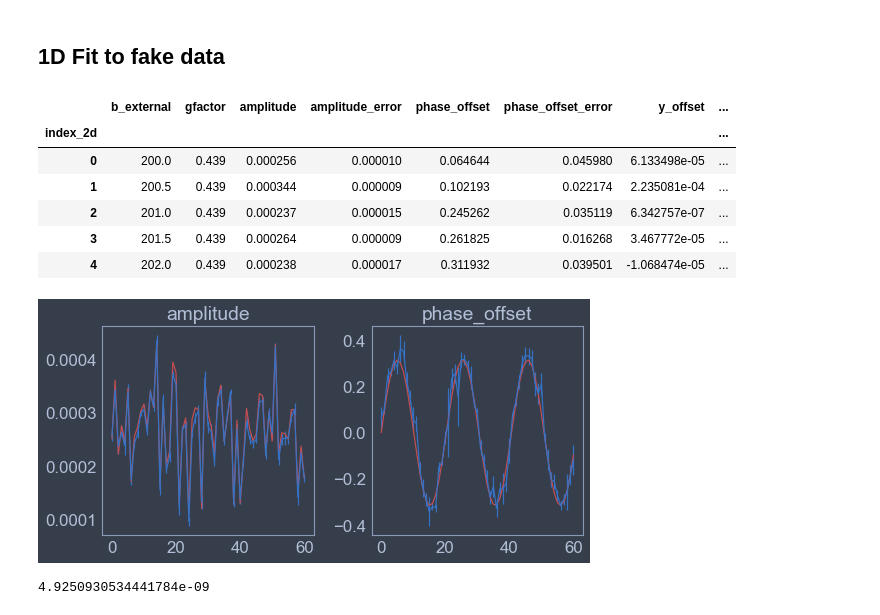
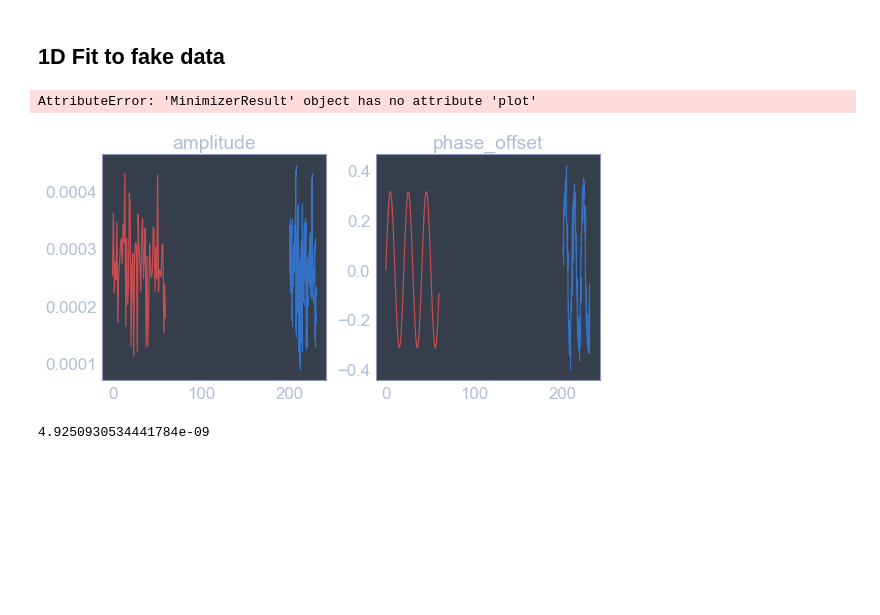
Before and after one commit to mwmacmahon/experimentdataanalysis, a Jupyter notebook: example_processing_fake_trkr.ipynb, the cells around one changed output. Drawn from its saved outputs; the diff is of its cells as text; code cells hidden in the pictures; blank space fills up the shorter version.

```diff
--- a/example_processing_fake_trkr.ipynb
+++ b/example_processing_fake_trkr.ipynb
@@ -62,6 +64,14 @@ simulation_params = \
 dataframe = \
     simple_trkr_rsa_simulation.generate_TRKR_simulation_dataframe(tvals, dataset_bvals,
                                                                   simulation_params,
-                                                                  suppress_plot=False)
-dataframe.head(30)
+                                                                  suppress_plot=True)
+
+# plot newly created dataframe and show the first few rows
+plt.figure(figsize=(4,4))
+ax = plt.subplot(111)
+dfplot.plot_dataframe_2d(dataframe, 'kerr_rotation',
+                         x_values_column='probe_delay',
+                         y_values_column='b_external',
+                         ax=ax, aspect=1.0)
+dataframe.head(5)
 # %% [output]
@@ -211,43 +210,53 @@ dataset_results, new_df = \
 
 # FILTER OUT BAD FITS
 good_result_indices = []
 for dataset_index, result in enumerate(dataset_results):
     red_flag = False
     if result.params['phase_offset'].stderr > np.pi / 2:
         print("dataset {}: ".format(dataset_index) +
               "phase offset error too large, ignoring dataset...")
         red_flag = True
     if not red_flag:
         good_result_indices.append(dataset_index)
 trimmed_df = new_df.iloc[good_result_indices]
 
 # GET ACTUAL RESULTS FROM SIMULATION TO COMPARE
 true_spin_lifetimes = simulation_params['spin_lifetimes'][good_result_indices]
 n500ps_decay_factors = np.exp(-(LASER_REPRATE - 500.0) / true_spin_lifetimes)
 true_amplitudes = n500ps_decay_factors * simulation_params['pulse_amplitudes'][good_result_indices]
 true_phase_offsets = simulation_params['extra_phase_offsets'][good_result_indices]
 
 plt.figure(figsize=(8,4))
 ax1 = plt.subplot(1,2,1)
 plt.plot(true_amplitudes, 'r')
-plt.errorbar(x=trimmed_df.index, y=trimmed_df.amplitude, yerr=trimmed_df.amplitude_error)
+plt.errorbar(x=trimmed_df.b_external, y=trimmed_df.amplitude, yerr=trimmed_df.amplitude_error)
 # new_df['amplitude'].plot.line(ax=ax1)
 plt.title('amplitude')
 ax2 = plt.subplot(1,2,2)
 plt.plot(true_phase_offsets, 'r')
-plt.errorbar(x=trimmed_df.index, y=trimmed_df.phase_offset, yerr=trimmed_df.phase_offset_error)
+plt.errorbar(x=trimmed_df.b_external, y=trimmed_df.phase_offset, yerr=trimmed_df.phase_offset_error)
 # new_df['phase_offset'].plot.line(ax=ax2)
 plt.title('phase_offset')
 new_df.head()
+
+indices_to_show = [0, 1]
+for dataset_index in indices_to_show:
+    if dataset_index not in good_result_indices:
+        print("Error: index {} does not exist ".format(dataset_index) +
+              "or fit was unsuccessful")
+    else:
+        dataset_df = df.loc[]
+        fit_result = dataset_results[dataset_index]
+        try:
+            fit_result.plot()  # REQUIRES A MODEL FIT, NOT MINIMIZER FIT!
+        except AttributeError:  # note: assumes standard lmfit fitfcn form
+            raise NotImplementedError()
+#             x_vectors = [df.
+#                          for colname in independent_vars_columns]
+#             fit_yvals = residuals_fcn(fit_result.params,
 # %% [output]
-|  | b_external | gfactor | amplitude | amplitude_error | phase_offset | phase_offset_error | y_offset | ... |
-| index_2d |  |  |  |  |  |  |  | ... |
-| 0 | 200.0 | 0.439 | 0.000256 | 0.000010 | 0.064644 | 0.045980 | 6.133498e-05 | ... |
-| 1 | 200.5 | 0.439 | 0.000344 | 0.000009 | 0.102193 | 0.022174 | 2.235081e-04 | ... |
-| 2 | 201.0 | 0.439 | 0.000237 | 0.000015 | 0.245262 | 0.035119 | 6.342757e-07 | ... |
-| 3 | 201.5 | 0.439 | 0.000264 | 0.000009 | 0.261825 | 0.016268 | 3.467772e-05 | ... |
-| 4 | 202.0 | 0.439 | 0.000238 | 0.000017 | 0.311932 | 0.039501 | -1.068474e-05 | ... |
+AttributeError: 'MinimizerResult' object has no attribute 'plot'
-[figure, old version]
+[figure, new version]
 # %%
 result = dataset_results[0]
 result.chisqr
```
Also changed, not shown: parts of 2 cells of this notebook, 2 other files.
